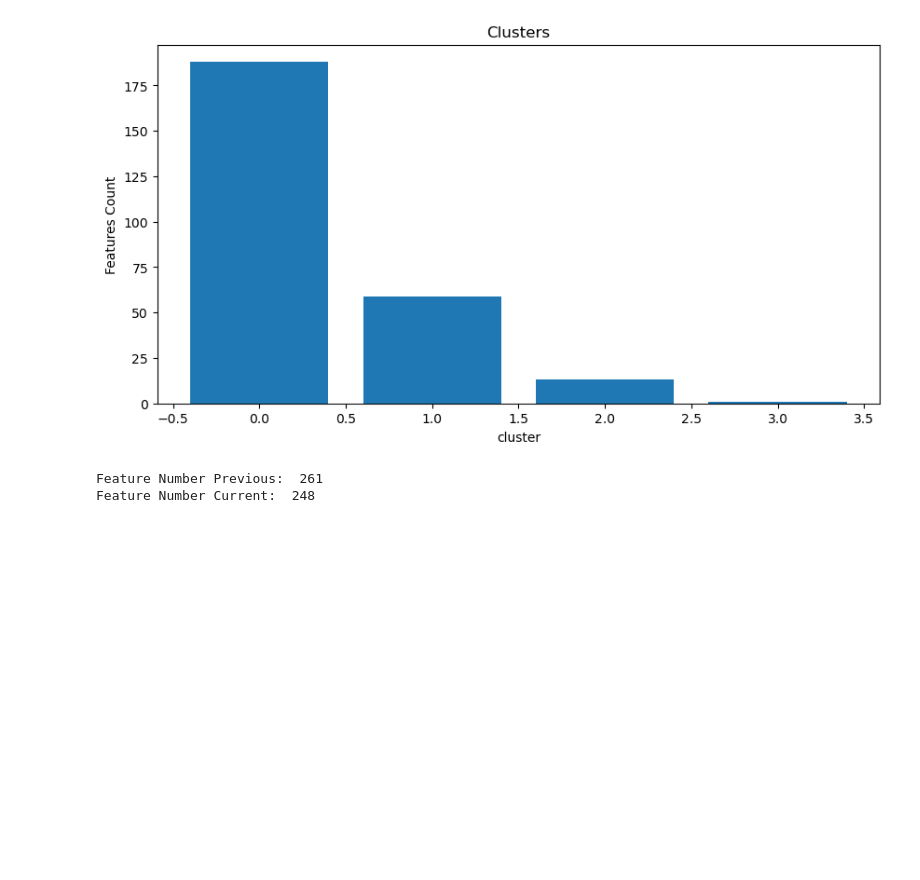
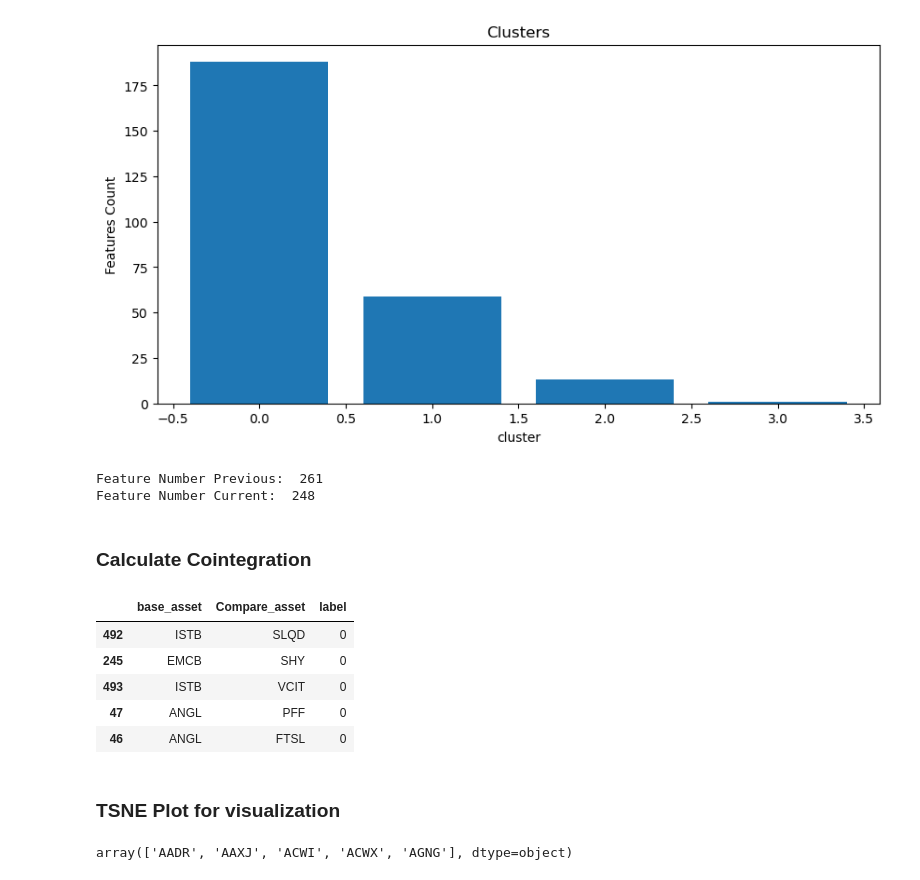
Before and after one commit to 2Rings/Quant_Strategies, a Jupyter notebook: MLTrading/UnsupervisedLearning/KMeansClustering.ipynb, the cells around one changed output. Cells and saved outputs as stored; diff of their text form; code cells hidden in the pictures; blank space fills up the shorter version.

```diff
--- a/MLTrading/UnsupervisedLearning/KMeansClustering.ipynb
+++ b/MLTrading/UnsupervisedLearning/KMeansClustering.ipynb
@@ -167,3 +167,65 @@ print("Feature Number Current: ", len(clusteres_clean))
 # %% [output]
 Feature Number Previous:  261
 Feature Number Current:  248
+# %% [markdown]
+### Calculate Cointegration
+# %%
+# Calculate cointegraion
+def calculate_cointegration(series_1, series_2):
+    coint_flag = 0
+    coint_res = coint(series_1, series_2)
+    coint_t = coint_res[0]
+    p_value = coint_res[1]
+    critical_value = coint_res[2][1]
+    model = sm.OLS(series_1, series_2).fit()
+    hedge_ratio = model.params[0]
+    coint_flag = 1 if p_value < 0.05 and coint_t < critical_value else 0
+    return coint_flag, hedge_ratio
+# %%
+# Loop through and calculate cointergrated pairs
+# Allow 15 - 30 mins for calculation
+tested_pairs = []
+cointegrated_pairs = []
+
+if not load_coint_pairs:
+    for base_asset in clusters_clean.index:
+        base_label = clusters_clean[base_asset]
+        for compare_asset in clusters_clean.index:
+            compare_label = clusters_clean[compare_asset]
+
+            test_pair = base_asset + compare_asset
+            test_pair = ''.join(sorted(test_pair))
+            is_tested = test_pair in tested_pairs
+            tested_pairs.append(test_pair)
+
+            if compare_asset != base_asset and base_label == compare_label and not is_tested:
+                series_1 = data[base_asset].values.astype(float)
+                series_2 = data[compare_asset].values.astype(float)
+
+                coint_flag, _ = calculate_cointegration(series_1, series_2)
+
+                if coint_flag:
+                    cointegrated_pairs.append({"base_asset": base_asset, "Compare_asset": compare_asset, "label":
+                        base_label})
+
+    df_coint = pd.DataFrame(cointegrated_pairs).sort_values(by="label")
+    df_coint.to_csv(file_name_coint)
+# %%
+# df_coint = pd.read_csv(file_name_coint).iloc[:, 1:]
+df_coint.head()
+# %% [output]
+|  | base_asset | Compare_asset | label |
+| 492 | ISTB | SLQD | 0 |
+| 245 | EMCB | SHY | 0 |
+| 493 | ISTB | VCIT | 0 |
+| 47 | ANGL | PFF | 0 |
+| 46 | ANGL | FTSL | 0 |
+# %% [markdown]
+### TSNE Plot for visualization
+# %%
+coint_assets = [df_coint["base_asset"].values]
+coint_assets.append(df_coint["Compare_asset"].values)
+coint_unique_assets = np.unique(coint_assets)
+coint_unique_assets[:5]
+# %% [output]
+array(['AADR', 'AAXJ', 'ACWI', 'ACWX', 'AGNG'], dtype=object)
```
Also changed, not shown: parts of 5 cells of this notebook, 1 other file.
